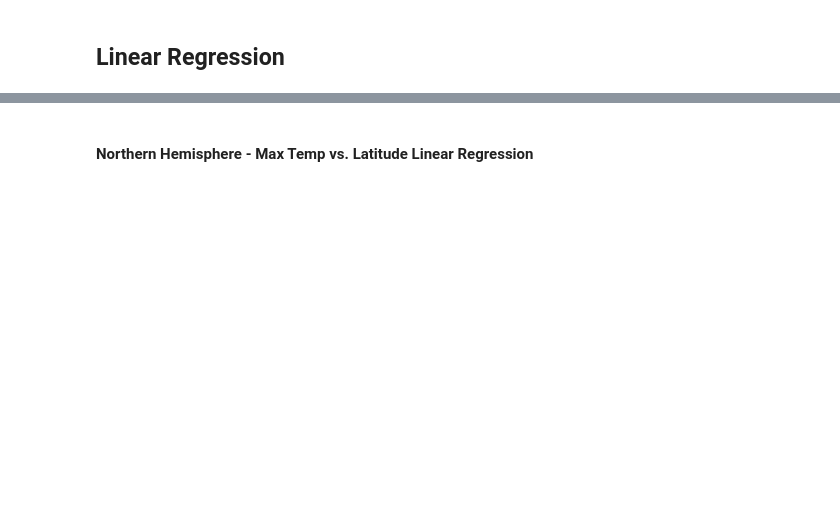
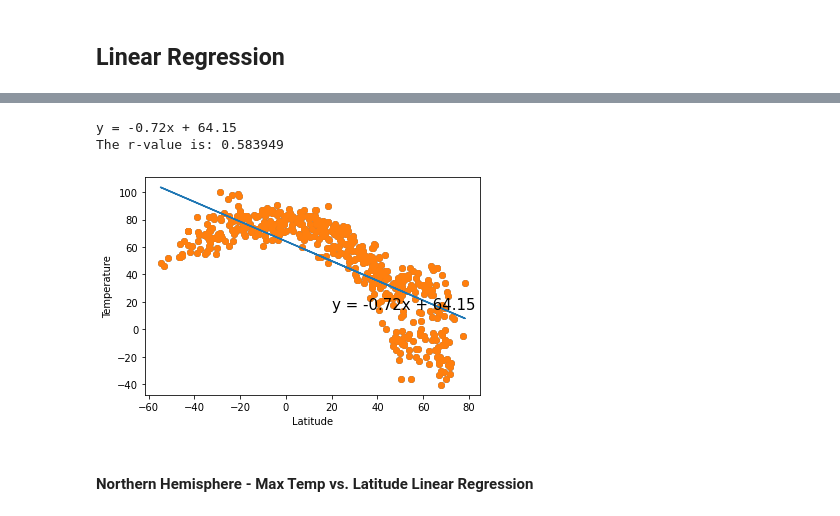
Before and after one commit to avaz7791/python-api-challenge, a Jupyter notebook: starter_code/WeatherPy.ipynb, the cells around one changed output, grey strips where cells are left out. Cells and saved outputs as stored; diff of their text form; code cells hidden in the pictures; blank space fills up the shorter version.

```diff
--- a/starter_code/WeatherPy.ipynb
+++ b/starter_code/WeatherPy.ipynb
@@ -266,33 +343,37 @@ plt.show()
 # %%
 # Create a Scatter Plot for temperature vs latitude
-x_values = cityall_df['Lat']
-#(Celsius * 9/5) + 32
-y_values = (cityall_df['Max Temp']*9/5)+32
-plt.scatter(x_values,y_values)
-plt.xlabel('Latitude')
-plt.ylabel('Temperature')
-#plt.show()
+# x_values = cityall_df['Lat']
+# #(Celsius * 9/5) + 32
+# y_values = (cityall_df['Max Temp']*9/5)+32
+# plt.scatter(x_values,y_values)
+# plt.xlabel('Latitude')
+# plt.ylabel('Temperature')
+# #plt.show()
 
-# Perform a linear regression on temperature vs. latitude
-(slope, intercept, rvalue, pvalue, stderr) = st.linregress(x_values, y_values)
+# # Perform a linear regression on temperature vs. latitude
+# (slope, intercept, rvalue, pvalue, stderr) = st.linregress(x_values, y_values)
 
-# Get regression values
-regress_values = x_values * slope + intercept
-#print(regress_values)
+# # Get regression values
+# regress_values = x_values * slope + intercept
+# #print(regress_values)
 
-# Create line equation string
-line_eq = "y = " + str(round(slope,2)) + "x +" + str(round(intercept,2))
-print(line_eq)
+# # Create line equation string
+# line_eq = "y = " + str(round(slope,2)) + "x + " + str(round(intercept,2))
+# print(line_eq)
 
-# Create Plot
-plt.scatter(x_values,y_values)
-plt.plot(x_values,regress_values)
+# # Create Plot
+# plt.scatter(x_values,y_values)
+# plt.plot(x_values,regress_values)
 
-# Label plot and annotate the line equation
-plt.annotate(line_eq,(20,15),fontsize=15 )
+# # Label plot and annotate the line equation
+# plt.annotate(line_eq,(20,15),fontsize=15 )
 
-# Print r value
-print(f"The r-value is: {rvalue**2}")
+# # Print r value
+# print(f"The r-value is: {round(rvalue**2,6)}")
 
-# Show plot
-plt.show()
+# # Show plot
+# plt.show()
+# %% [output]
+y = -0.72x + 64.15
+The r-value is: 0.583949
+[figure, added]
```
Also changed, not shown: parts of 23 cells of this notebook, 6 other files.
